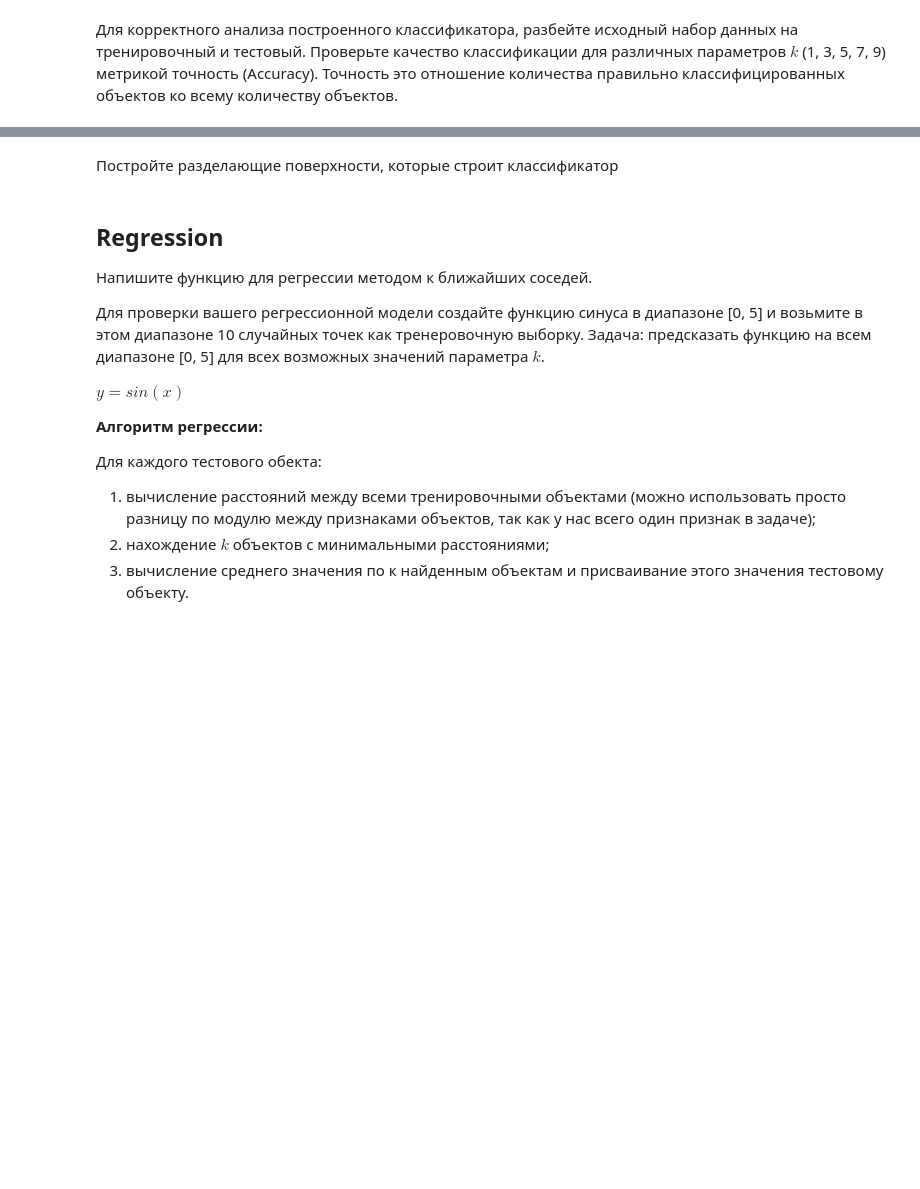
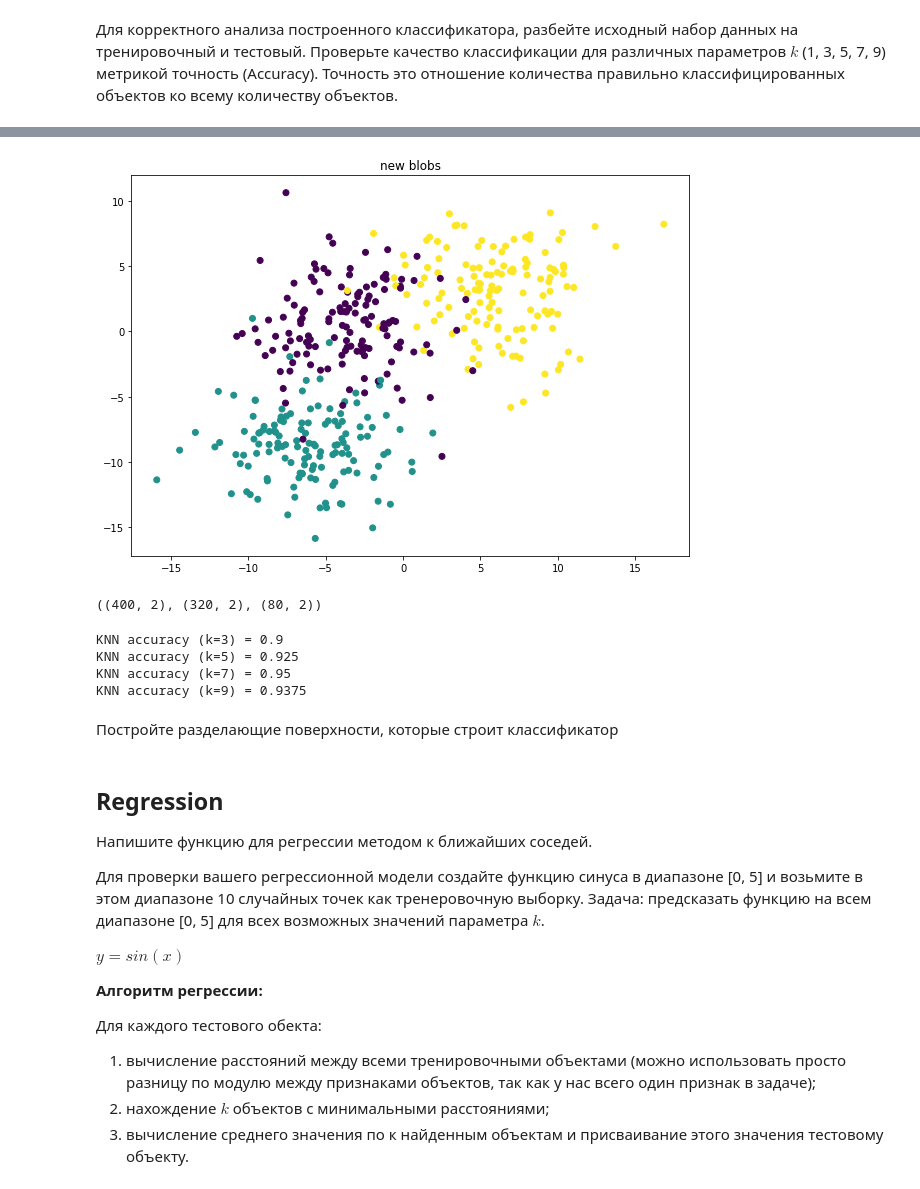
Before and after one commit to Den4ikNestor/hometask_2019, a Jupyter notebook: ml_course/lab3_knn/lab_knn.ipynb, the cells around one changed output, grey strips where cells are left out. Saved outputs shown, nothing was run; the diff lists cells and outputs as text; code cells hidden in the pictures; blank space fills up the shorter version.

```diff
--- a/ml_course/lab3_knn/lab_knn.ipynb
+++ b/ml_course/lab3_knn/lab_knn.ipynb
@@ -121,0 +81,7 @@ print(np.arange(x_min, x_max, h))
+# %%
+new_X, new_Y = make_blobs(n_samples = 400, n_features=2, centers=3, cluster_std = 3, random_state=17)
+plt.figure(figsize=(10,7))
+plt.scatter(new_X[:,0], new_X[:,1], c=new_Y)
+plt.title('new blobs');
+# %% [output]
+[figure, added]
@@ -122,3 +93,16 @@ print(np.arange(x_min, x_max, h))
+# %%
+new_X.shape, X_train.shape, X_test.shape
+# %% [output]
+((400, 2), (320, 2), (80, 2))
+# %%
+for k in [3,5,7,9]:
+    knn_res = knn(X_train, y_train, X_test, k=k)
+    print('KNN accuracy (k={}) = {}'.format(k, accuracy_score(y_test, knn_res)))
+# %% [output]
+KNN accuracy (k=3) = 0.9
+KNN accuracy (k=5) = 0.925
+KNN accuracy (k=7) = 0.95
+KNN accuracy (k=9) = 0.9375
 # %% [markdown]
 Постройте разделающие поверхности, которые строит классификатор
 # %% [markdown]
```
Also changed, not shown: parts of 14 cells of this notebook.
